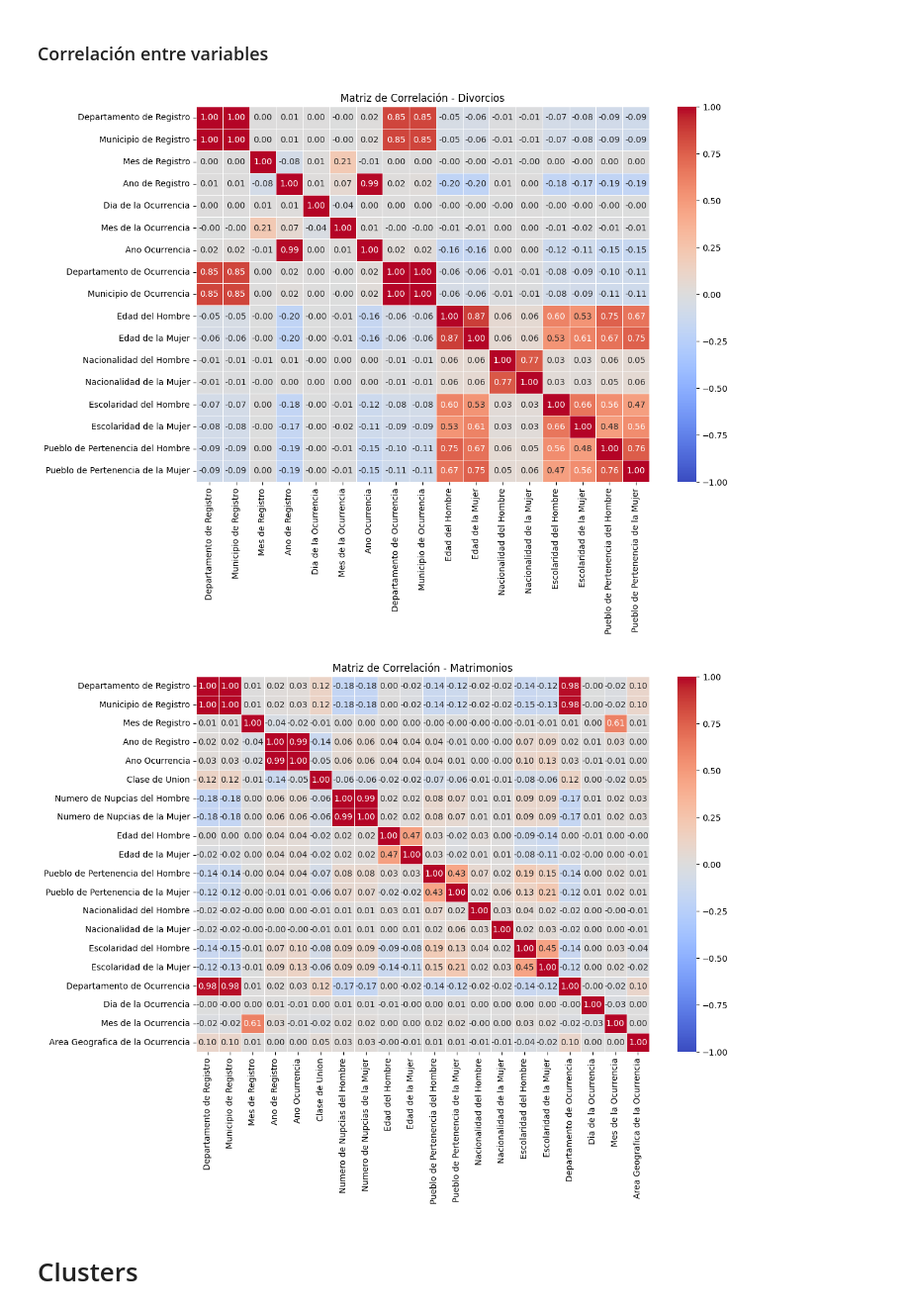
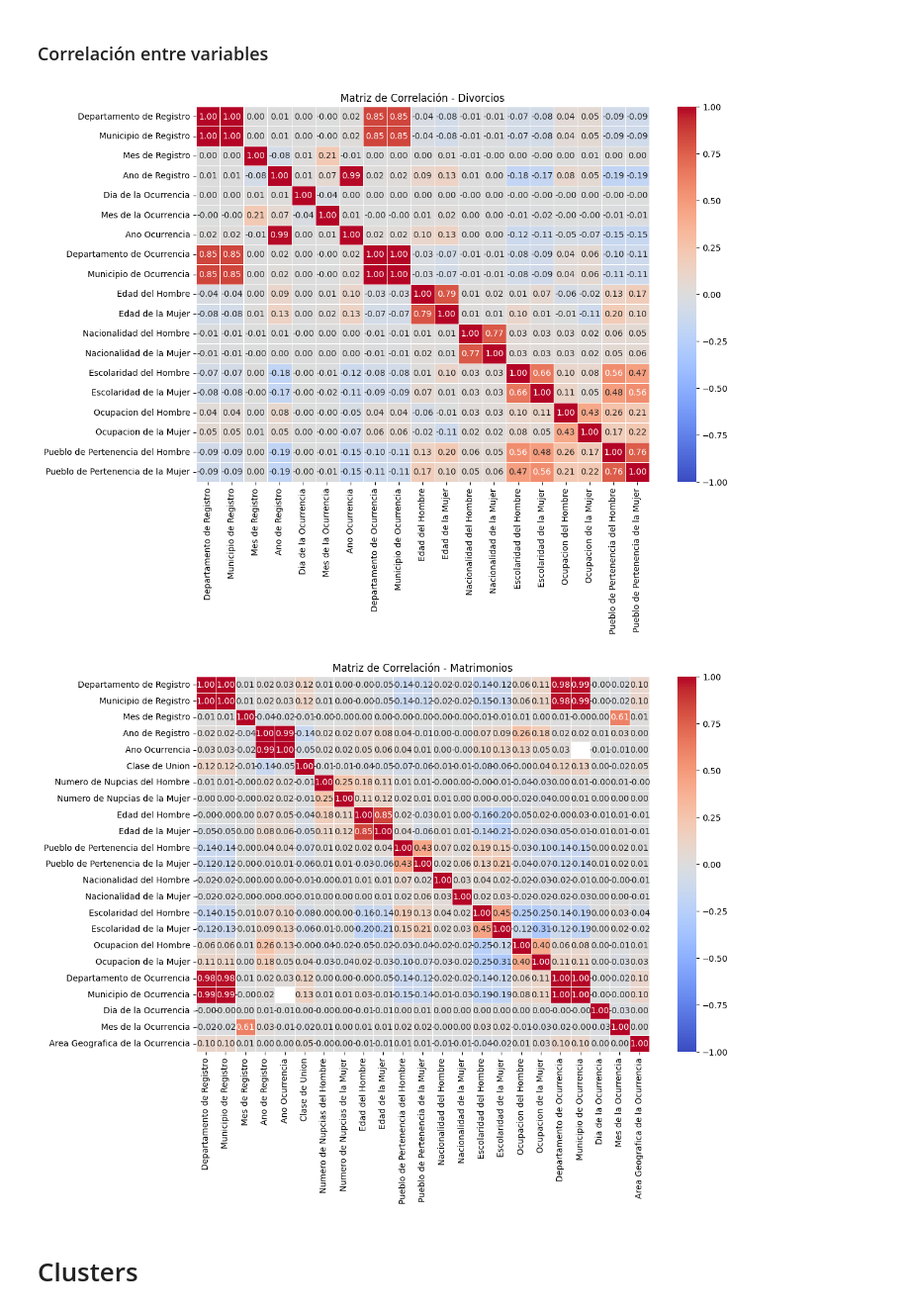
Before and after one commit to Sofiamishel2003/Proyecto-3, a Jupyter notebook: Proyecto3.ipynb, the cells around one changed output. Shown at 99% size. Saved outputs shown, nothing was run; the diff lists cells and outputs as text; code cells hidden in the pictures.

```diff
--- a/Proyecto3.ipynb
+++ b/Proyecto3.ipynb
@@ -20,6 +20,22 @@ import seaborn as sns
 # CARGA DE DATASETS
 divorcios_df = pd.read_csv("divorcios_limpio.csv")
 matrimonios_df = pd.read_csv("matrimonios_limpio.csv")
+# %%
+# Reemplazar datos ignorados
+edad_columns = ["Edad del Hombre", "Edad de la Mujer"]
+divorcios_df[edad_columns] = divorcios_df[edad_columns].replace(999, np.nan)
+matrimonios_df[edad_columns] = matrimonios_df[edad_columns].replace(999, np.nan)
+
+matrimonios_df["Numero de Nupcias del Hombre"] = matrimonios_df["Numero de Nupcias del Hombre"].replace(9, np.nan)
+matrimonios_df["Numero de Nupcias de la Mujer"] = matrimonios_df["Numero de Nupcias de la Mujer"].replace(9, np.nan)
+
+# Reemplazar "IGNORADO" y "NEOG" por NaN en las columnas de ocupación
+ocupacion_columns = ['Ocupacion del Hombre', 'Ocupacion de la Mujer']
+divorcios_df[ocupacion_columns] = divorcios_df[ocupacion_columns].replace(["IGNORADO", "NEOG"], np.nan)
+matrimonios_df[ocupacion_columns] = matrimonios_df[ocupacion_columns].replace(["IGNORADO", "NEOG"], np.nan)
+
+# Quitar guiones en municipios
+matrimonios_df["Municipio de Ocurrencia"] = matrimonios_df["Municipio de Ocurrencia"].str.replace("-", "", regex=True)
 # %%
 # Resumen general: número de variables y observaciones por dataset
 divorcios_shape = divorcios_df.shape
@@ -218,18 +279,18 @@ Name: count, dtype: int64
 ### Correlación entre variables
 # %%
 plt.figure(figsize=(12, 8))
-sns.heatmap(div_numeric.corr(), annot=True, fmt=".2f", cmap="coolwarm", linewidths=0.5, vmin=-1, vmax=1, center=0)
+sns.heatmap(divorcios_df.corr(), annot=True, fmt=".2f", cmap="coolwarm", linewidths=0.5, vmin=-1, vmax=1, center=0)
 plt.title("Matriz de Correlación - Divorcios")
 plt.show()
 # %% [output]
-[figure, old version]
+[figure, new version]
 # %%
 plt.figure(figsize=(12, 8))
-sns.heatmap(mat_numeric.corr(), annot=True, fmt=".2f", cmap="coolwarm", linewidths=0.5, vmin=-1, vmax=1, center=0)
+sns.heatmap(matrimonios_df.corr(), annot=True, fmt=".2f", cmap="coolwarm", linewidths=0.5, vmin=-1, vmax=1, center=0)
 plt.title("Matriz de Correlación - Matrimonios")
 plt.show()
 # %% [output]
-[figure, old version]
+[figure, new version]
 # %% [markdown]
 # Clusters
 # %%
```
Also changed, not shown: parts of 9 cells of this notebook.
